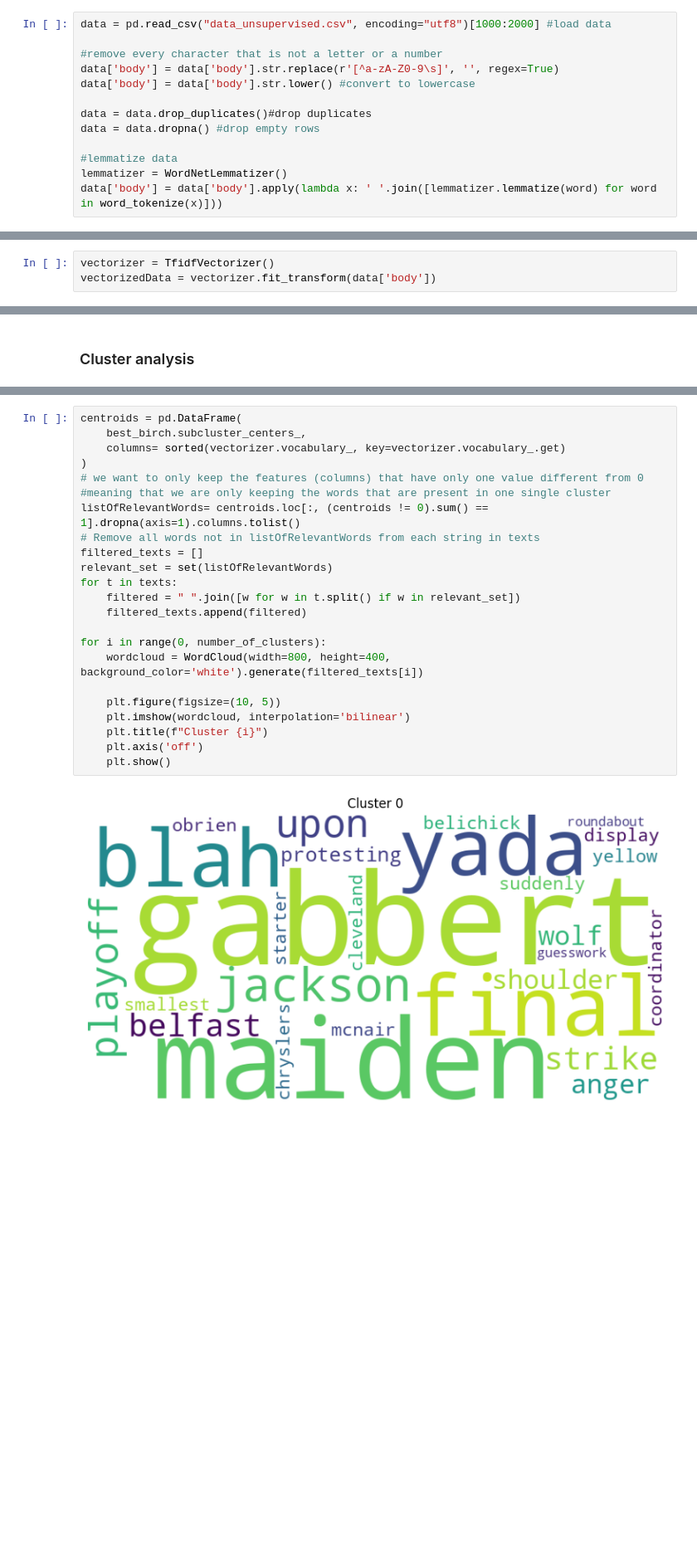
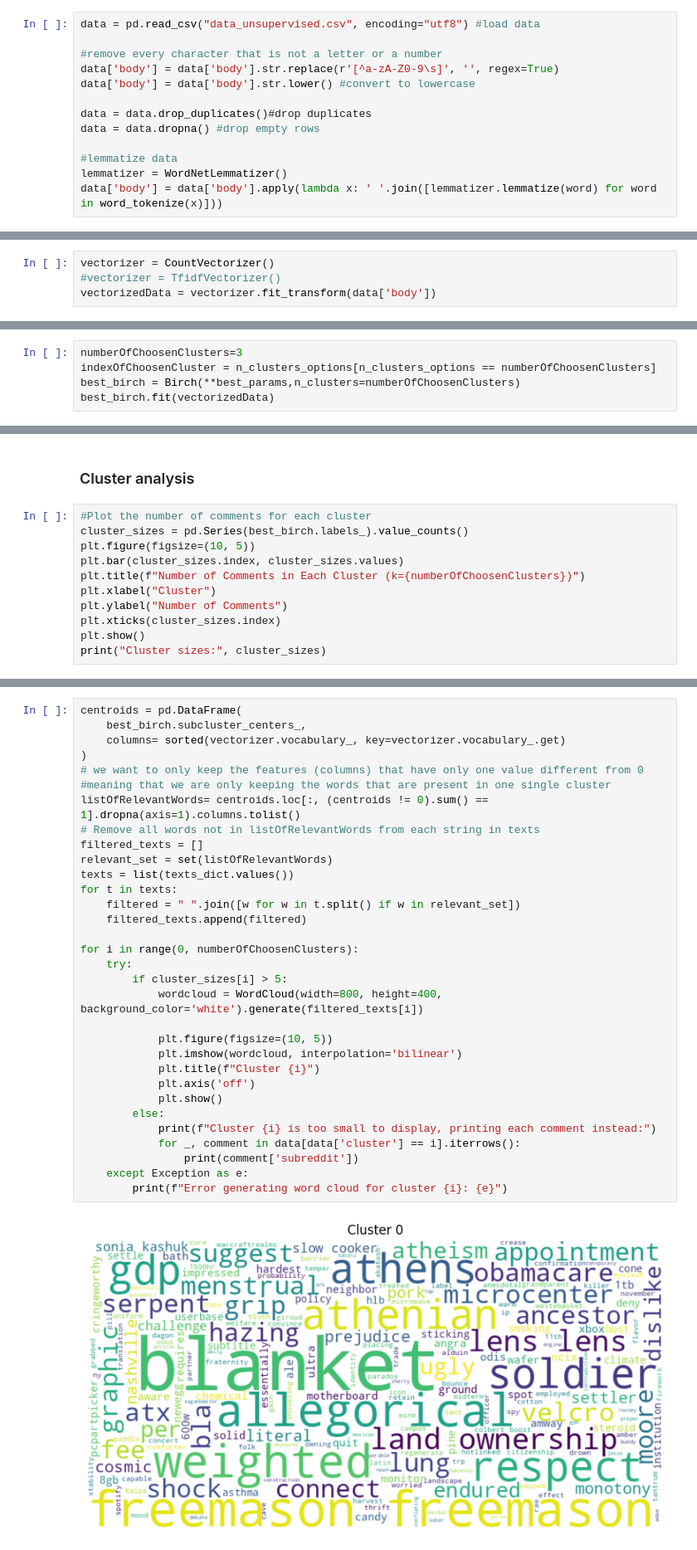
Before and after one commit to PettinatoGiacomo/ML4N-reddit, a Jupyter notebook: UnsupervisedBirch.ipynb, the cells around one changed output, grey strips where cells are left out. Shown at 83% size. Saved outputs shown, nothing was run; the diff lists cells and outputs as text; blank space fills up the shorter version.

```diff
--- a/UnsupervisedBirch.ipynb
+++ b/UnsupervisedBirch.ipynb
@@ -28,7 +26,7 @@ from wordcloud import WordCloud
 # %% [markdown]
 <h2>File reading</h2>
 # %%
-data = pd.read_csv("data_unsupervised.csv", encoding="utf8")[1000:2000] #load data
+data = pd.read_csv("data_unsupervised.csv", encoding="utf8") #load data
 
 #remove every character that is not a letter or a number
 data['body'] = data['body'].str.replace(r'[^a-zA-Z0-9\s]', '', regex=True)
@@ -63,4 +66,5 @@ data = data[~(data['body'] == '')] #drop empty comments
 # %%
-vectorizer = TfidfVectorizer()
+vectorizer = CountVectorizer()
+#vectorizer = TfidfVectorizer()
 vectorizedData = vectorizer.fit_transform(data['body'])
 # %% [markdown]
@@ -110,0 +177,5 @@ Birch(branching_factor=25, threshold=0.7)
+# %%
+numberOfChoosenClusters=3
+indexOfChoosenCluster = n_clusters_options[n_clusters_options == numberOfChoosenClusters]
+best_birch = Birch(**best_params,n_clusters=numberOfChoosenClusters)
+best_birch.fit(vectorizedData)
@@ -140,2 +234,13 @@ Number of clusters found: 3
 # %% [markdown]
 <h3>Cluster analysis</h3>
+# %%
+#Plot the number of comments for each cluster
+cluster_sizes = pd.Series(best_birch.labels_).value_counts()
+plt.figure(figsize=(10, 5))
+plt.bar(cluster_sizes.index, cluster_sizes.values)
+plt.title(f"Number of Comments in Each Cluster (k={numberOfChoosenClusters})")
+plt.xlabel("Cluster")
+plt.ylabel("Number of Comments")
+plt.xticks(cluster_sizes.index)
+plt.show()
+print("Cluster sizes:", cluster_sizes)
@@ -160,25 +301,34 @@ In the word clouds above we just put the most frequent words. Meaning there are
 # %%
 centroids = pd.DataFrame(
     best_birch.subcluster_centers_,
     columns= sorted(vectorizer.vocabulary_, key=vectorizer.vocabulary_.get)
 )
 # we want to only keep the features (columns) that have only one value different from 0
 #meaning that we are only keeping the words that are present in one single cluster
 listOfRelevantWords= centroids.loc[:, (centroids != 0).sum() == 1].dropna(axis=1).columns.tolist()
 # Remove all words not in listOfRelevantWords from each string in texts
 filtered_texts = []
 relevant_set = set(listOfRelevantWords)
+texts = list(texts_dict.values())
 for t in texts:
     filtered = " ".join([w for w in t.split() if w in relevant_set])
     filtered_texts.append(filtered)
 
-for i in range(0, number_of_clusters):
-    wordcloud = WordCloud(width=800, height=400, background_color='white').generate(filtered_texts[i])
+for i in range(0, numberOfChoosenClusters):
+    try:
+        if cluster_sizes[i] > 5:
+            wordcloud = WordCloud(width=800, height=400, background_color='white').generate(filtered_texts[i])
 
-    plt.figure(figsize=(10, 5))
-    plt.imshow(wordcloud, interpolation='bilinear')
-    plt.title(f"Cluster {i}")
-    plt.axis('off')
-    plt.show()
+            plt.figure(figsize=(10, 5))
+            plt.imshow(wordcloud, interpolation='bilinear')
+            plt.title(f"Cluster {i}")
+            plt.axis('off')
+            plt.show()
+        else:
+            print(f"Cluster {i} is too small to display, printing each comment instead:")
+            for _, comment in data[data['cluster'] == i].iterrows():
+                print(comment['subreddit'])
+    except Exception as e:
+        print(f"Error generating word cloud for cluster {i}: {e}")
 # %% [output]
-[figure, old version]
+[figure, new version]
```
Also changed, not shown: parts of 22 cells of this notebook, 9 other files.
